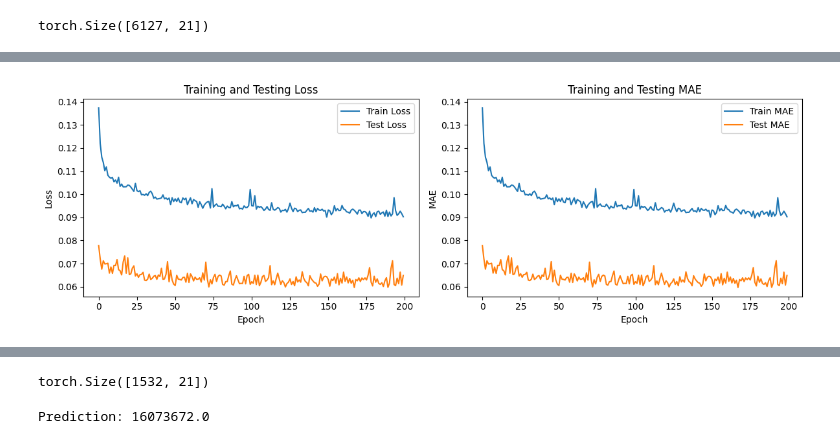
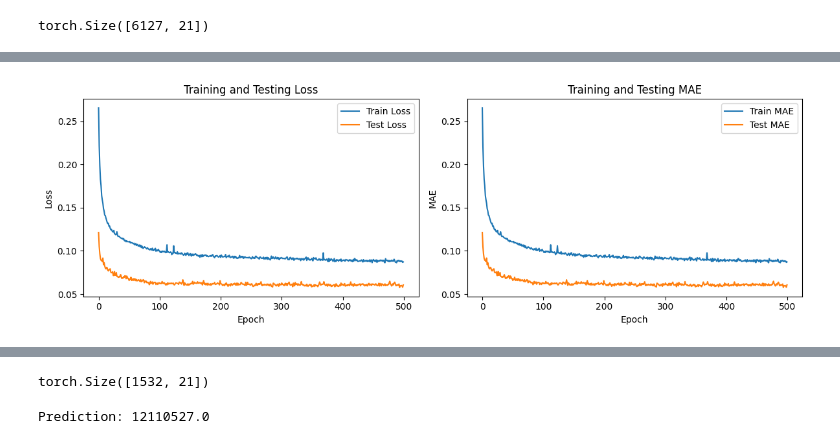
Before and after one commit to RevoEstate/PricePrediction, a Jupyter notebook: train.ipynb, the cells around one changed output, grey strips where cells are left out. Drawn from its saved outputs; the diff is of its cells as text; code cells hidden in the pictures.

Commit message:
train 0.08 loss and test 0.06 loss

```diff
--- a/train.ipynb
+++ b/train.ipynb
@@ -54,7 +54,7 @@ X.shape,Y.shape
 # %% [output]
 (torch.Size([7659, 21]), torch.Size([7659, 1]))
 # %%
-X_train,X_test,Y_train,Y_test=train_test_split(X,Y,test_size=0.2,random_state=42)
+X_train,X_test,Y_train,Y_test=train_test_split(X,Y,test_size=0.3,random_state=42)
 X_train.shape,X_test.shape,Y_train.shape,Y_test.shape
 # %% [output]
 (torch.Size([6127, 21]),
@@ -104,24 +104,32 @@ torch.Size([6127, 21])
 class RevoNeuralNetwork(nn.Module):
     def __init__(self):
         super().__init__()
-        self.fc1=nn.Linear(21,256)
-        self.fc2Seq=nn.Sequential(
-            nn.Linear(256,128),
+
+        self.fc1 = nn.Linear(21, 512)
+        self.fc2Seq = nn.Sequential(
+            nn.Linear(512, 256),
+            nn.ReLU(),
+            nn.BatchNorm1d(256),
+            nn.Dropout(0.3),
+            nn.Linear(256, 128),
             nn.ReLU(),
             nn.BatchNorm1d(128),
-            nn.Dropout(0.2),
-            nn.Linear(128,64),
+            nn.Dropout(0.3),
+            nn.Linear(128, 64),
             nn.ReLU(),
-            nn.Linear(64,32),
-            nn.ReLU(),
-            nn.BatchNorm1d(32),
-            nn.Dropout(0.2),
-            nn.ReLU(),
-            nn.Linear(32,16),
+            nn.BatchNorm1d(64),
+            nn.Linear(64, 32),
+            nn.ReLU()
+        )
+        # Adding a dropout layer
+        self.dropout = nn.Dropout(0.3)
+        self.fc6 = nn.Linear(32, 1)
 
-        )
-        self.dropout=nn.Dropout(0.2)
-        self.fc6=nn.Linear(16,1)
+    def forward(self, x):
+        x = self.fc1(x)
+        x = self.fc2Seq(x)
+        x = self.fc6(x)
+        return x
 
 
 
@@ -135,7 +143,7 @@ class RevoNeuralNetwork(nn.Module):
 # %%
 model=RevoNeuralNetwork()
 # %%
-optimizer=torch.optim.Adam(model.parameters(),lr=0.0001)
+optimizer=torch.optim.Adam(model.parameters(),lr=0.0001,weight_decay=1e-5)
 lossfun = nn.L1Loss()
 # %%
 trainLossavg = []
@@ -148,7 +156,7 @@ train_loader = DataLoader(train_dataset, batch_size=32, shuffle=True)
 
 
 
-for epoch in range(200):
+for epoch in range(500):
     batchLoss = []
     batchMAE= []
 
@@ -232,2 +240,2 @@ Test Loss: 0.0615, Test MAE: 0.0615
-[figure, old version]
+[figure, new version]
 Final Results:
@@ -240,7 +248,8 @@ X_test.shape
 # %% [output]
 torch.Size([1532, 21])
 # %%
-raw_input = [3.0, 2.0, 140.0, 2025.0, 0.0, 1.0, 1.0, 0.0, 0.0, 0.0, 0.0, 0.0, 0.0, 0.0, 1.0, 0.0, 0.0, 0.0, 0.0, 0.0, 1.0]
+raw_input = [3.0,2.0,200.0,2024.0,1.0,0.0,1.0,0.0,1.0,0.0,0.0,0.0,0.0,0.0,0.0,0.0,0.0,0.0,0.0,0.0,1.0]
+input=[2.0,2.0,148.0,2024.0,1.0,0.0,1.0,0.0,0.0,0.0,0.0,0.0,0.0,0.0,0.0,0.0,0.0,1.0,0.0,1.0,0.0]
 
 input_tensor = torch.tensor(raw_input, dtype=torch.float32).unsqueeze(0)  # Shape: (1, 22)
 
@@ -254,4 +263,4 @@ with torch.no_grad():
     y_pred_raw = (y_pred.item() * Y_std) + Y_mean
     print(f'Prediction: {y_pred_raw}')  # Use .item() if single value
 # %% [output]
-Prediction: 16073672.0
+Prediction: 12110527.0
```
Also changed, not shown: parts of 2 cells of this notebook.
